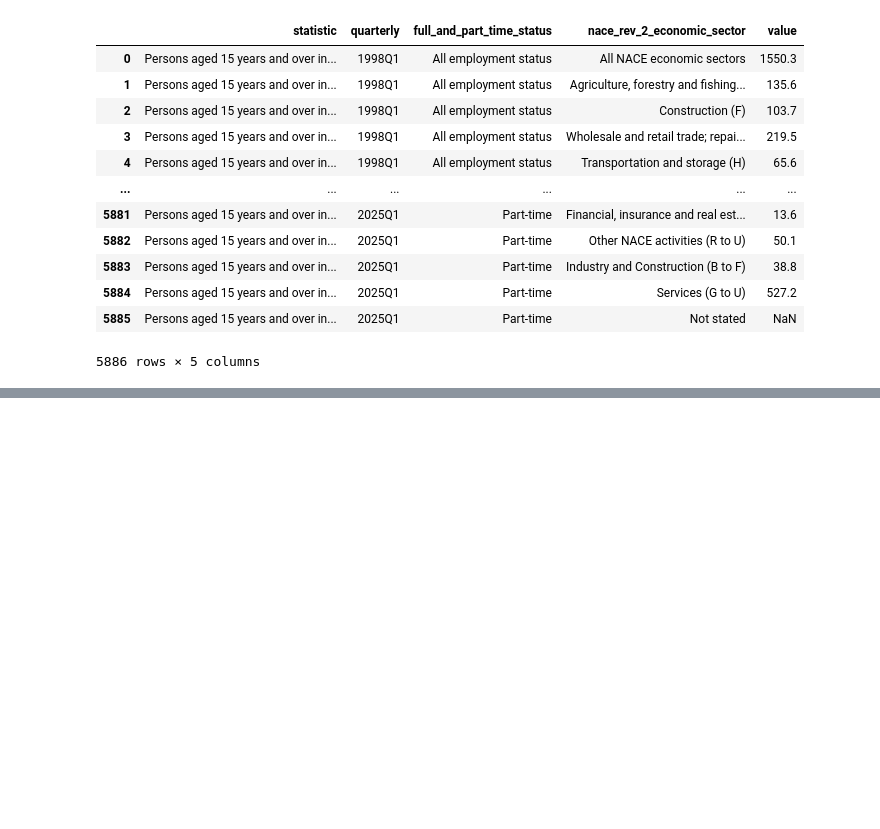
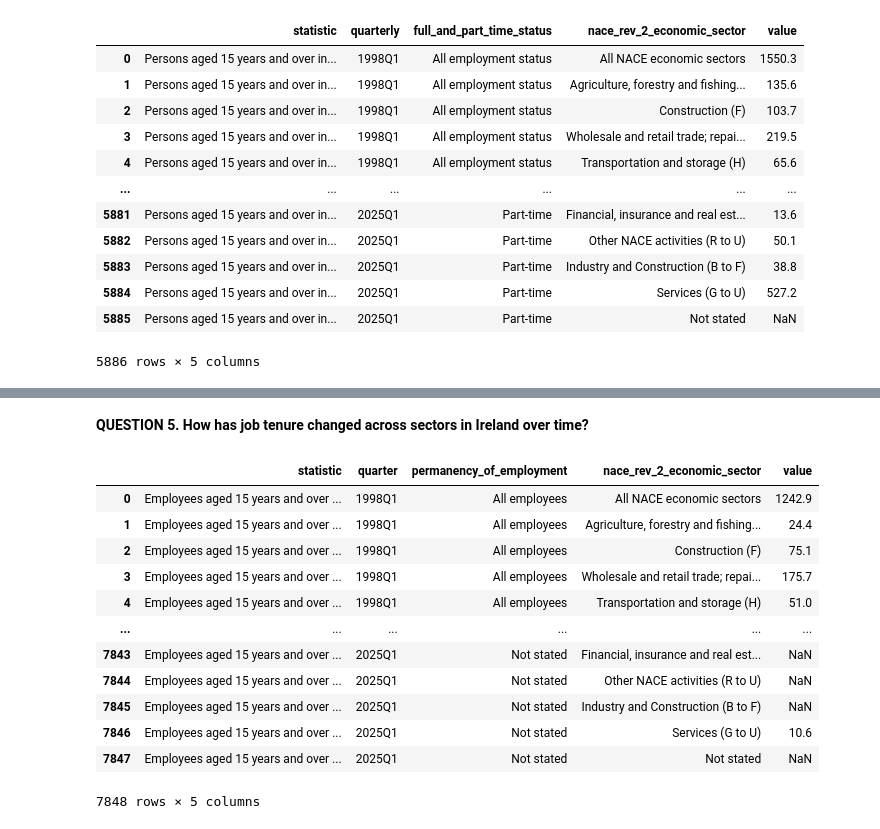
Before and after one commit to no1numa/ireland-workforce-analysis, a Jupyter notebook: notebooks/02_data_cleaning.ipynb, the cells around one changed output, grey strips where cells are left out. Cells and saved outputs as stored; diff of their text form; code cells hidden in the pictures; blank space fills up the shorter version.

```diff
--- a/notebooks/02_data_cleaning.ipynb
+++ b/notebooks/02_data_cleaning.ipynb
@@ -212,0 +279,22 @@ df_q3
+# %% [markdown]
+**QUESTION 5. How has job tenure changed across sectors in Ireland over time?**
+# %%
+df_q5 = pd.read_csv('../data/raw/QES15.csv')
+
+df_q5.columns = df_q5.columns.map(lambda x: x.lower().replace(' ', '_'))
+
+df_q5
+# %% [output]
+|  | statistic | quarter | permanency_of_employment | nace_rev_2_economic_sector | value |
+| 0 | Employees aged 15 years and over ... | 1998Q1 | All employees | All NACE economic sectors | 1242.9 |
+| 1 | Employees aged 15 years and over ... | 1998Q1 | All employees | Agriculture, forestry and fishing... | 24.4 |
+| 2 | Employees aged 15 years and over ... | 1998Q1 | All employees | Construction (F) | 75.1 |
+| 3 | Employees aged 15 years and over ... | 1998Q1 | All employees | Wholesale and retail trade; repai... | 175.7 |
+| 4 | Employees aged 15 years and over ... | 1998Q1 | All employees | Transportation and storage (H) | 51.0 |
+| ... | ... | ... | ... | ... | ... |
+| 7843 | Employees aged 15 years and over ... | 2025Q1 | Not stated | Financial, insurance and real est... | NaN |
+| 7844 | Employees aged 15 years and over ... | 2025Q1 | Not stated | Other NACE activities (R to U) | NaN |
+| 7845 | Employees aged 15 years and over ... | 2025Q1 | Not stated | Industry and Construction (B to F) | NaN |
+| 7846 | Employees aged 15 years and over ... | 2025Q1 | Not stated | Services (G to U) | 10.6 |
+| 7847 | Employees aged 15 years and over ... | 2025Q1 | Not stated | Not stated | NaN |
+7848 rows × 5 columns
```
Also changed, not shown: parts of 21 cells of this notebook, 1 other file.
